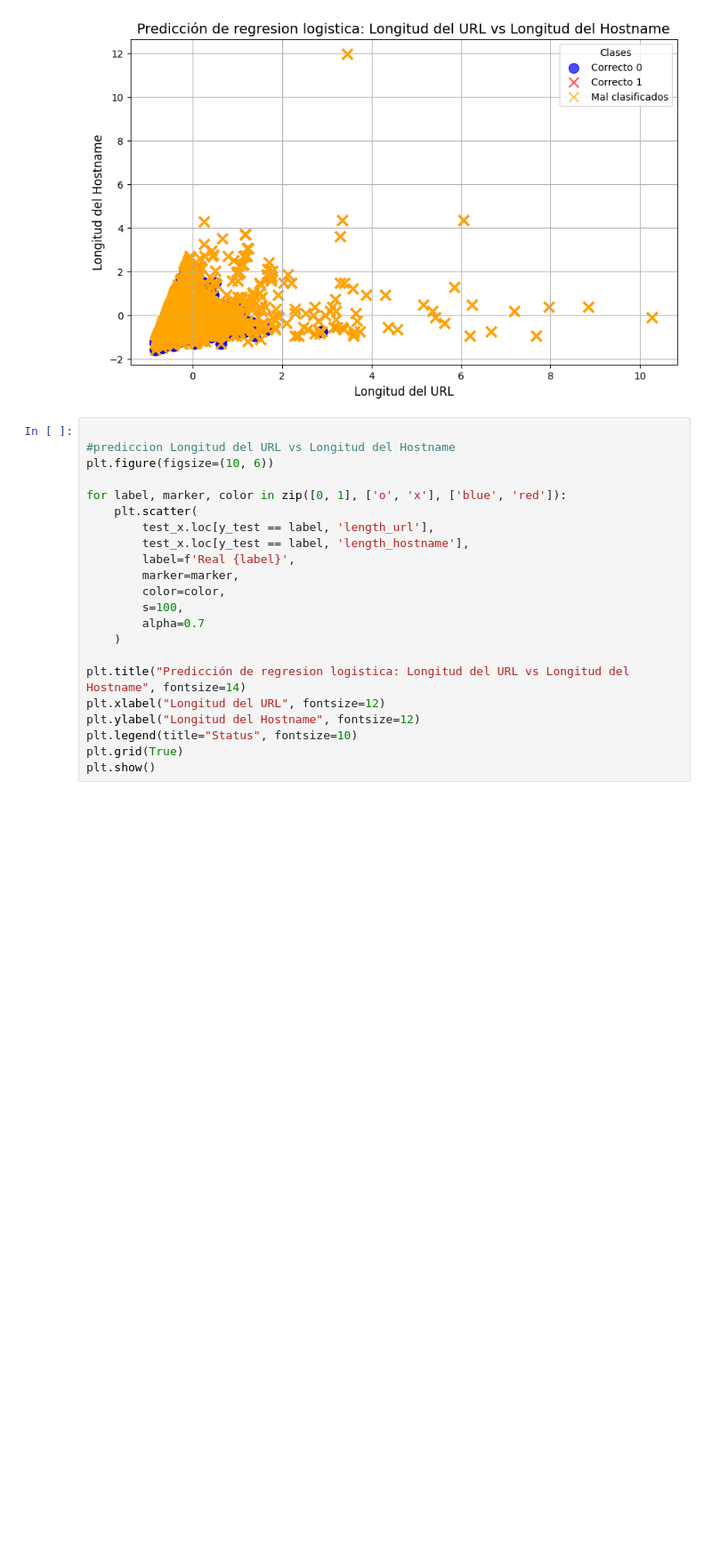
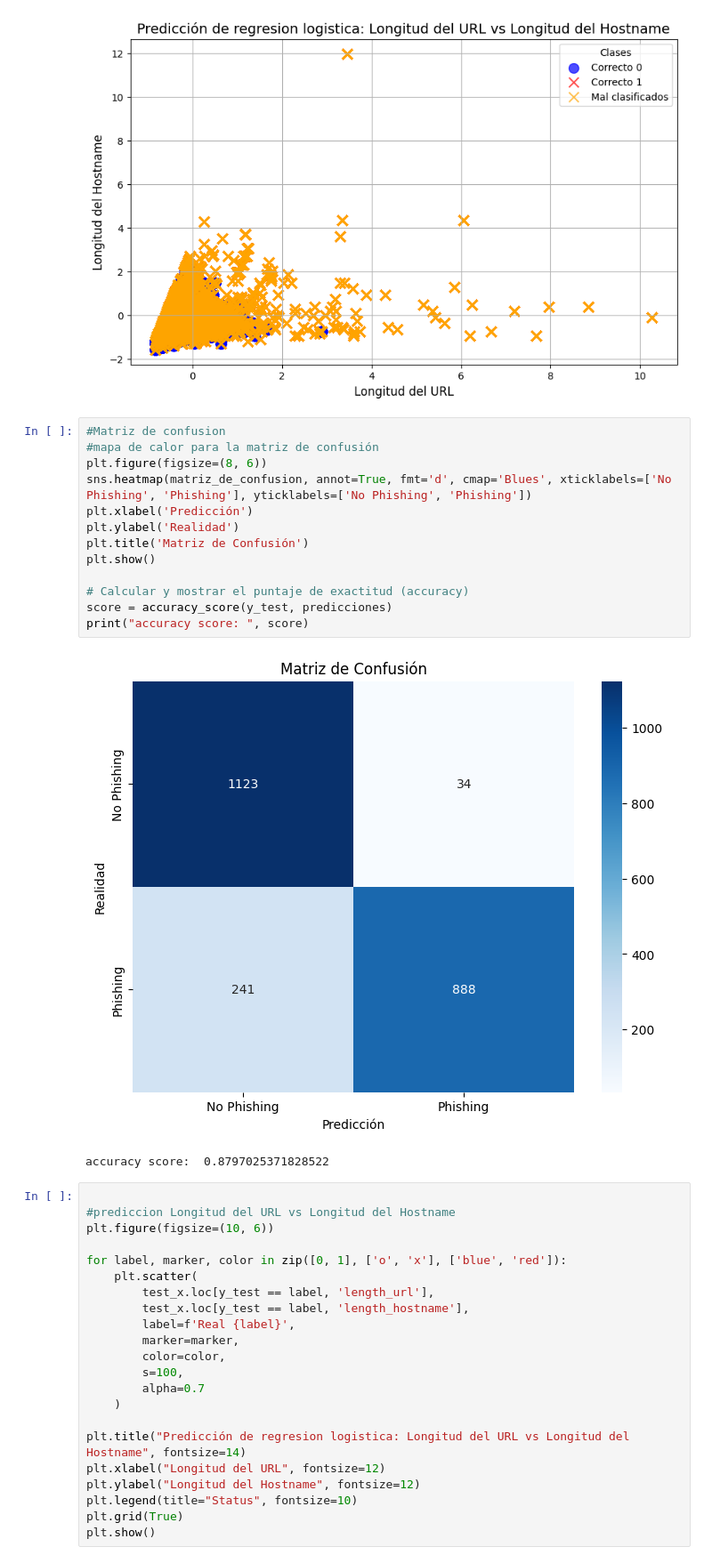
Before and after one commit to Gerax5/LAB1-IA, a Jupyter notebook: rlogistica/rl2.ipynb, the cells around one changed output. Shown at 89% size. Cells and saved outputs as stored; diff of their text form; blank space fills up the shorter version.

Commit message:
feat(add): Matriz de confusion en rl2

```diff
--- a/rlogistica/rl2.ipynb
+++ b/rlogistica/rl2.ipynb
@@ -212,6 +213,22 @@ plt.grid(True)
 plt.show()
 # %% [output]
 [figure]
+# %%
+#Matriz de confusion
+#mapa de calor para la matriz de confusión
+plt.figure(figsize=(8, 6))
+sns.heatmap(matriz_de_confusion, annot=True, fmt='d', cmap='Blues', xticklabels=['No Phishing', 'Phishing'], yticklabels=['No Phishing', 'Phishing'])
+plt.xlabel('Predicción')
+plt.ylabel('Realidad')
+plt.title('Matriz de Confusión')
+plt.show()
+
+# Calcular y mostrar el puntaje de exactitud (accuracy)
+score = accuracy_score(y_test, predicciones)
+print("accuracy score: ", score)
+# %% [output]
+[figure, added]
+accuracy score:  0.8797025371828522
 # %%
 
 #prediccion Longitud del URL vs Longitud del Hostname
```
Also changed, not shown: parts of 1 cell of this notebook.
